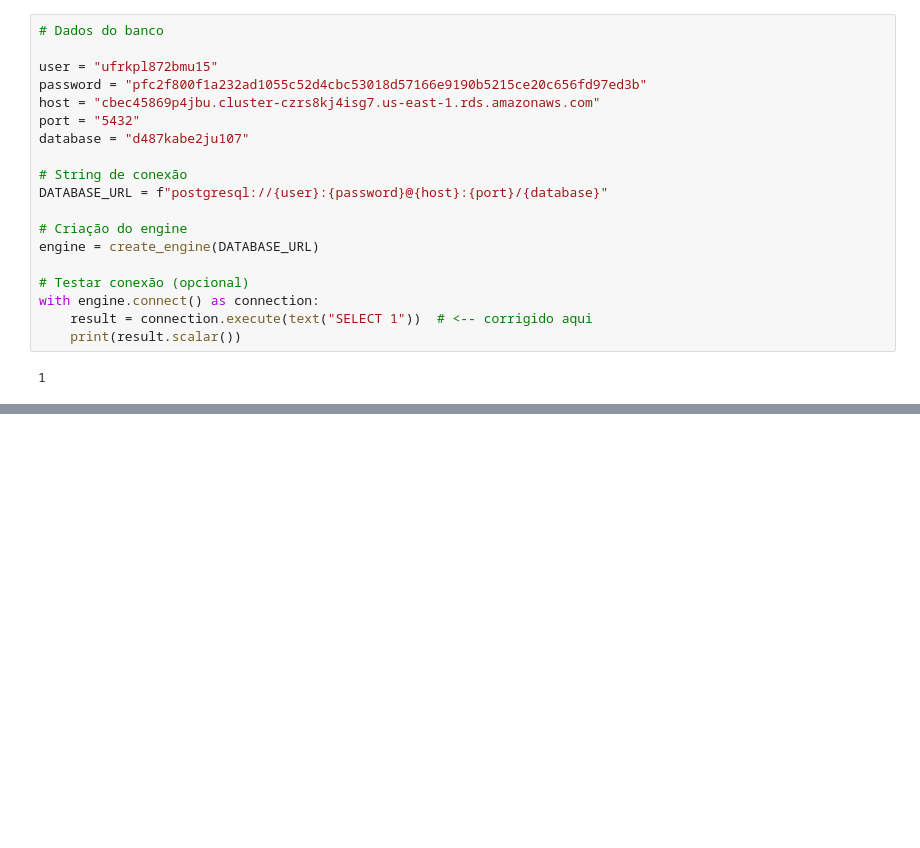
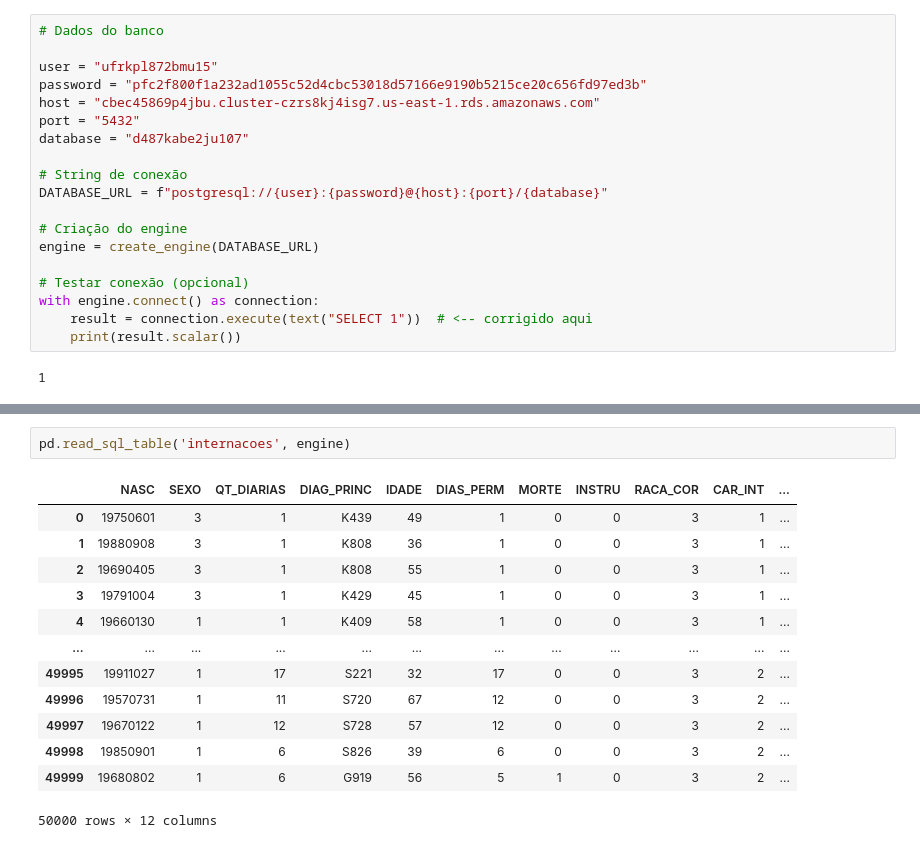
Before and after one commit to brunorm86/desafio_1_vis_dados, a Jupyter notebook: desafio.ipynb, the cells around one changed output, grey strips where cells are left out. Cells and saved outputs as stored; diff of their text form; blank space fills up the shorter version.

```diff
--- a/desafio.ipynb
+++ b/desafio.ipynb
@@ -103,0 +122,16 @@ with engine.connect() as connection:
+# %%
+pd.read_sql_table('internacoes', engine)
+# %% [output]
+|  | NASC | SEXO | QT_DIARIAS | DIAG_PRINC | IDADE | DIAS_PERM | MORTE | INSTRU | RACA_COR | CAR_INT | ... |
+| 0 | 19750601 | 3 | 1 | K439 | 49 | 1 | 0 | 0 | 3 | 1 | ... |
+| 1 | 19880908 | 3 | 1 | K808 | 36 | 1 | 0 | 0 | 3 | 1 | ... |
+| 2 | 19690405 | 3 | 1 | K808 | 55 | 1 | 0 | 0 | 3 | 1 | ... |
+| 3 | 19791004 | 3 | 1 | K429 | 45 | 1 | 0 | 0 | 3 | 1 | ... |
+| 4 | 19660130 | 1 | 1 | K409 | 58 | 1 | 0 | 0 | 3 | 1 | ... |
+| ... | ... | ... | ... | ... | ... | ... | ... | ... | ... | ... | ... |
+| 49995 | 19911027 | 1 | 17 | S221 | 32 | 17 | 0 | 0 | 3 | 2 | ... |
+| 49996 | 19570731 | 1 | 11 | S720 | 67 | 12 | 0 | 0 | 3 | 2 | ... |
+| 49997 | 19670122 | 1 | 12 | S728 | 57 | 12 | 0 | 0 | 3 | 2 | ... |
+| 49998 | 19850901 | 1 | 6 | S826 | 39 | 6 | 0 | 0 | 3 | 2 | ... |
+| 49999 | 19680802 | 1 | 6 | G919 | 56 | 5 | 1 | 0 | 3 | 2 | ... |
+50000 rows × 12 columns
```
Also changed, not shown: parts of 11 cells of this notebook, 3 other files.
